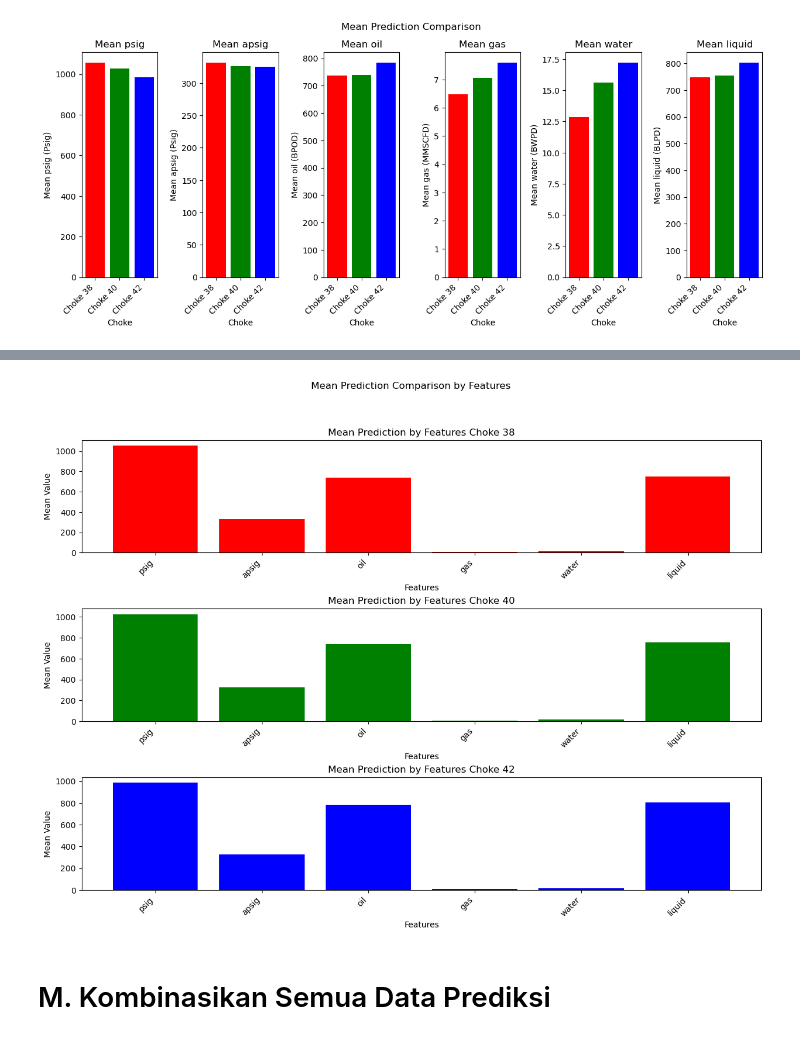
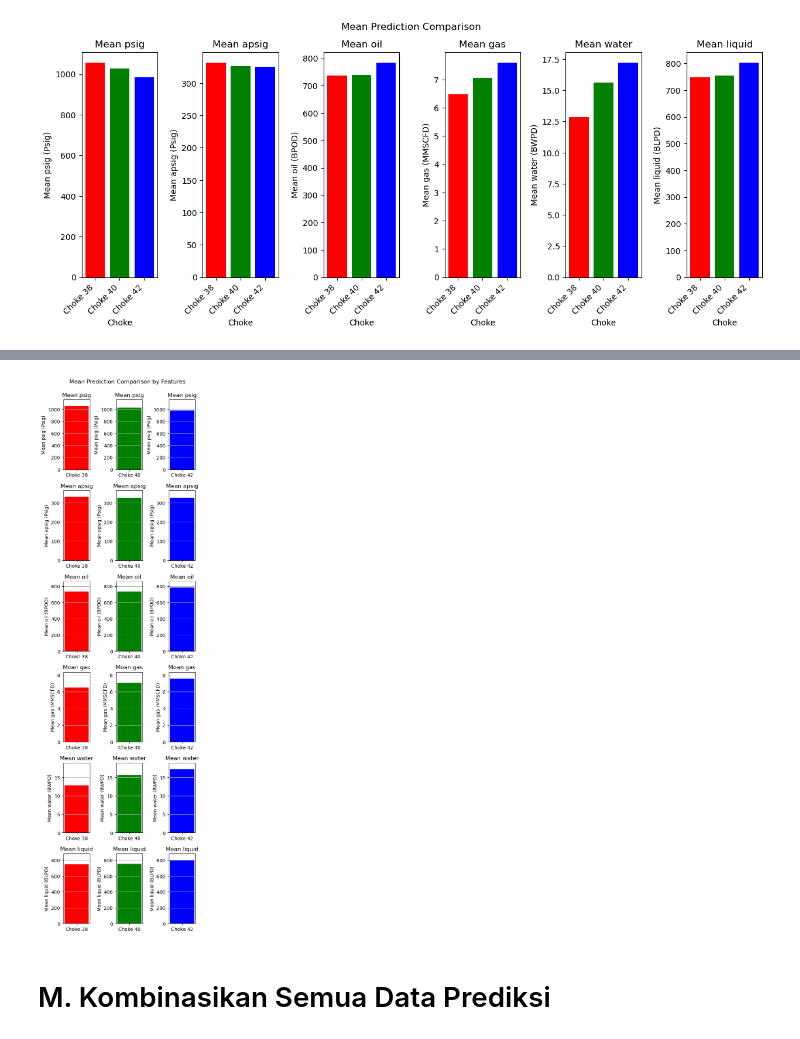
Before and after one commit to Dzyfhuba/lstm-prototype, a Jupyter notebook: lstm-months.ipynb, the cells around one changed output, grey strips where cells are left out. Saved outputs shown, nothing was run; the diff lists cells and outputs as text; code cells hidden in the pictures.

Commit message:
feat: add chart

```diff
--- a/lstm-months.ipynb
+++ b/lstm-months.ipynb
@@ -701,14 +701,14 @@ model_42 = LSTM(input_size=6, hidden_size=400, output_size=6)
 # %% [markdown]
 ## 2. Melatih Model
 # %%
-model_38.train(train_38_X.values, train_38_y.values, epochs=1000, learning_rate=0.0001)
-model_40.train(train_40_X.values, train_40_y.values, epochs=1000, learning_rate=0.0001)
-model_42.train(train_42_X.values, train_42_y.values, epochs=1000, learning_rate=0.0001)
+# model_38.train(train_38_X.values, train_38_y.values, epochs=1000, learning_rate=0.0001)
+# model_40.train(train_40_X.values, train_40_y.values, epochs=1000, learning_rate=0.0001)
+# model_42.train(train_42_X.values, train_42_y.values, epochs=1000, learning_rate=0.0001)
 
-model_38.save_model('model_38.json')
-model_40.save_model('model_40.json')
-model_42.save_model('model_42.json')
+# model_38.save_model('model_38.json')
+# model_40.save_model('model_40.json')
+# model_42.save_model('model_42.json')
 
-# model_38.load_model('model_38.json')
-# model_40.load_model('model_40.json')
-# model_42.load_model('model_42.json')
+model_38.load_model('model_38.json')
+model_40.load_model('model_40.json')
+model_42.load_model('model_42.json')
@@ -1001,40 +1004,36 @@ pd.DataFrame(prediction_means)
 # %%
-prediction_mean_38 = denormalized_predictions_38.mean()
-prediction_mean_40 = denormalized_predictions_40.mean()
-prediction_mean_42 = denormalized_predictions_42.mean()
+# plot mean prediction comparison bar by features
+fig, axes = plt.subplots(figsize=(5, 20), nrows=6, ncols=3)
 
-features = ['psig', 'apsig', 'oil', 'gas', 'water', 'liquid']
+for i, feature in enumerate(features):
+    axes[i, 0].bar(['Choke 38'], [prediction_mean_by_features_38[feature]], color=['red'])
+    max_height = max(prediction_mean_by_features_38[feature], prediction_mean_by_features_40[feature], prediction_mean_by_features_42[feature])
+    axes[i, 0].set_ylim(0, max_height * 1.1)
+    axes[i, 0].set_title('Mean ' + feature)
+    axes[i, 0].set_ylabel(f'Mean {feature} ({units[i]})')
+    axes[i, 0].grid(True, axis='y')
+    plt.setp(axes[i, 0].get_xticklabels())
 
-prediction_mean_by_features_38 = {feature: prediction_mean_38[feature] for feature in features}
-prediction_mean_by_features_40 = {feature: prediction_mean_40[feature] for feature in features}
-prediction_mean_by_features_42 = {feature: prediction_mean_42[feature] for feature in features}
+for i, feature in enumerate(features):
+    axes[i, 1].bar(['Choke 40'], [prediction_mean_by_features_40[feature]], color=['green'])
+    max_height = max(prediction_mean_by_features_38[feature], prediction_mean_by_features_40[feature], prediction_mean_by_features_42[feature])
+    axes[i, 1].set_ylim(0, max_height * 1.1)
+    axes[i, 1].set_title('Mean ' + feature)
+    axes[i, 1].set_ylabel(f'Mean {feature} ({units[i]})')
+    axes[i, 1].grid(True, axis='y')
+    plt.setp(axes[i, 1].get_xticklabels())
 
-# plot mean prediction comparison bar by features
-fig, axes = plt.subplots(figsize=(15, 10), nrows=3)
+for i, feature in enumerate(features):
+    axes[i, 2].bar(['Choke 42'], [prediction_mean_by_features_42[feature]], color=['blue'])
+    max_height = max(prediction_mean_by_features_38[feature], prediction_mean_by_features_40[feature], prediction_mean_by_features_42[feature])
+    axes[i, 2].set_ylim(0, max_height * 1.1)
+    axes[i, 2].set_title('Mean ' + feature)
+    axes[i, 2].set_ylabel(f'Mean {feature} ({units[i]})')
+    axes[i, 2].grid(True, axis='y')
+    plt.setp(axes[i, 2].get_xticklabels())
 
-# plot 1 rows for all features as x-axis choke 38
-axes[0].bar(prediction_mean_by_features_38.keys(), prediction_mean_by_features_38.values(), color='red')
-axes[0].set_title('Mean Prediction by Features Choke 38')
-axes[0].set_ylabel('Mean Value')
-axes[0].set_xlabel('Features')
-plt.setp(axes[0].get_xticklabels(), rotation=45, ha='right')
-
-# plot 1 rows for all features as x-axis choke 40
-axes[1].bar(prediction_mean_by_features_40.keys(), prediction_mean_by_features_40.values(), color='green')
-axes[1].set_title('Mean Prediction by Features Choke 40')
-axes[1].set_ylabel('Mean Value')
-axes[1].set_xlabel('Features')
-plt.setp(axes[1].get_xticklabels(), rotation=45, ha='right')
-
-# plot 1 rows for all features as x-axis choke 42
-axes[2].bar(prediction_mean_by_features_42.keys(), prediction_mean_by_features_42.values(), color='blue')
-axes[2].set_title('Mean Prediction by Features Choke 42')
-axes[2].set_ylabel('Mean Value')
-axes[2].set_xlabel('Features')
-plt.setp(axes[2].get_xticklabels(), rotation=45, ha='right')
-
-fig.subplots_adjust(hspace=0.5)
-fig.suptitle('Mean Prediction Comparison by Features')
+fig.subplots_adjust(hspace=0.3, wspace=1)
+fig.suptitle('Mean Prediction Comparison by Features', y=0.91)
 fig.savefig('mean_prediction_comparison_by_features.png')
 fig.show()
 # %% [output]
@@ -1041,4 +1057,4 @@ fig.show()
-[figure, old version]
+[figure, new version]
 # %% [markdown]
 # M. Kombinasikan Semua Data Prediksi
 # %%
```
Also changed, not shown: parts of 3 cells of this notebook, 1 other file.
